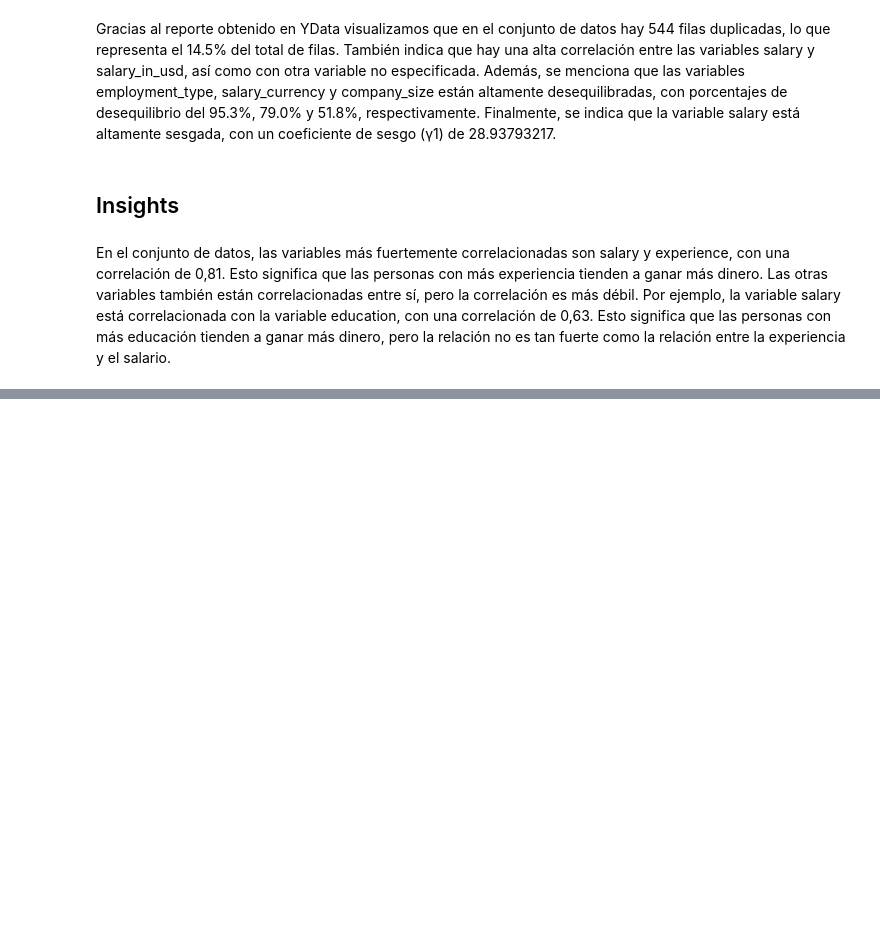
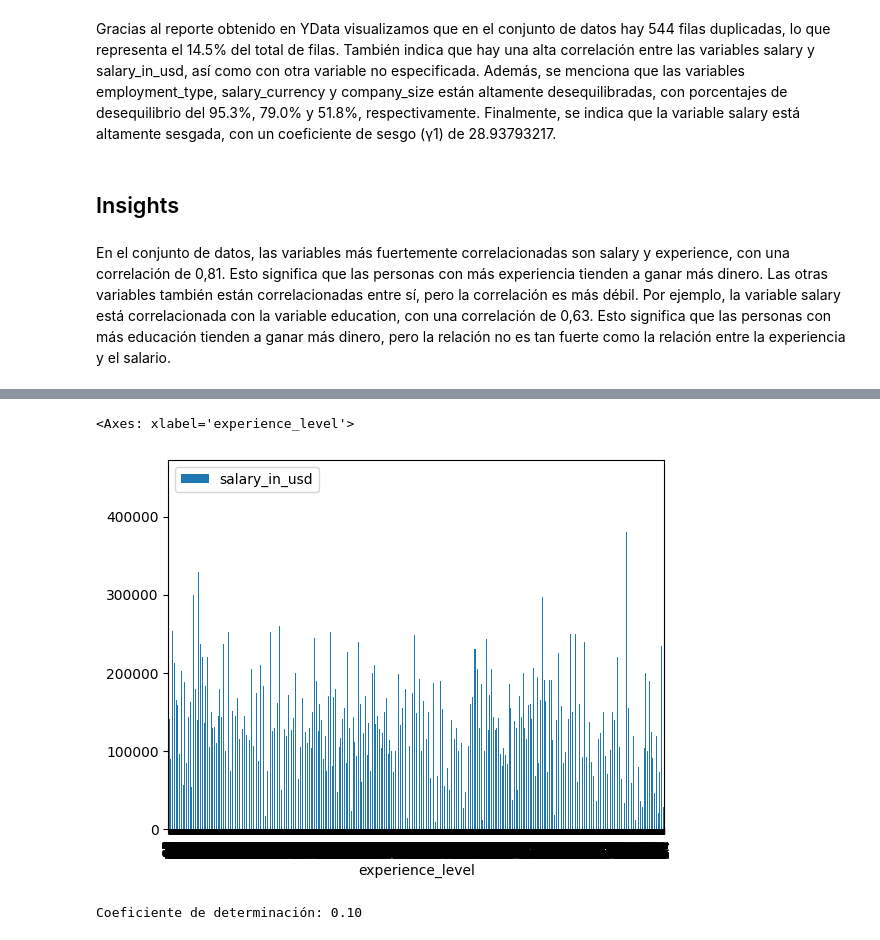
Before and after one commit to ruso439/jupiterNotebookDiego, a Jupyter notebook: notebooks/ProyectoDS_ParteI_Matcovich.ipynb, the cells around one changed output, grey strips where cells are left out. Saved outputs shown, nothing was run; the diff lists cells and outputs as text; code cells hidden in the pictures; blank space fills up the shorter version.

```diff
--- a/notebooks/ProyectoDS_ParteI_Matcovich.ipynb
+++ b/notebooks/ProyectoDS_ParteI_Matcovich.ipynb
@@ -347,0 +304,35 @@ dtype: object
+# %%
+df.plot(kind='bar',x='experience_level',y='salary_in_usd')
+# %% [output]
+<Axes: xlabel='experience_level'>
+[figure, added]
+# %%
+from sklearn.linear_model import LinearRegression
+from sklearn.model_selection import train_test_split
+
+# Carga tus datos en un DataFrame de pandas
+data = df
+
+# Define las características y la variable objetivo
+X = data[['experience_level']]
+y = data['salary_in_usd']
+
+# Convertir valores no numéricos en valores numéricos
+experience_level_mapping = {'EN': 0, 'EX': 1, 'MI': 2, 'SE': 3}
+X.loc[:, 'experience_level'] = X['experience_level'].replace(experience_level_mapping)
+
+
+# Divide los datos en conjuntos de entrenamiento y prueba
+X_train, X_test, y_train, y_test = train_test_split(X, y, test_size=0.2)
+
+# Crea el modelo de regresión lineal
+model = LinearRegression()
+
+# Entrena el modelo con los datos de entrenamiento
+model.fit(X_train, y_train)
+
+# Evalúa el modelo con los datos de prueba
+score = model.score(X_test, y_test)
+print(f'Coeficiente de determinación: {score:.2f}')
+# %% [output]
+Coeficiente de determinación: 0.10
```
Also changed, not shown: parts of 11 cells of this notebook, 3 other files.
